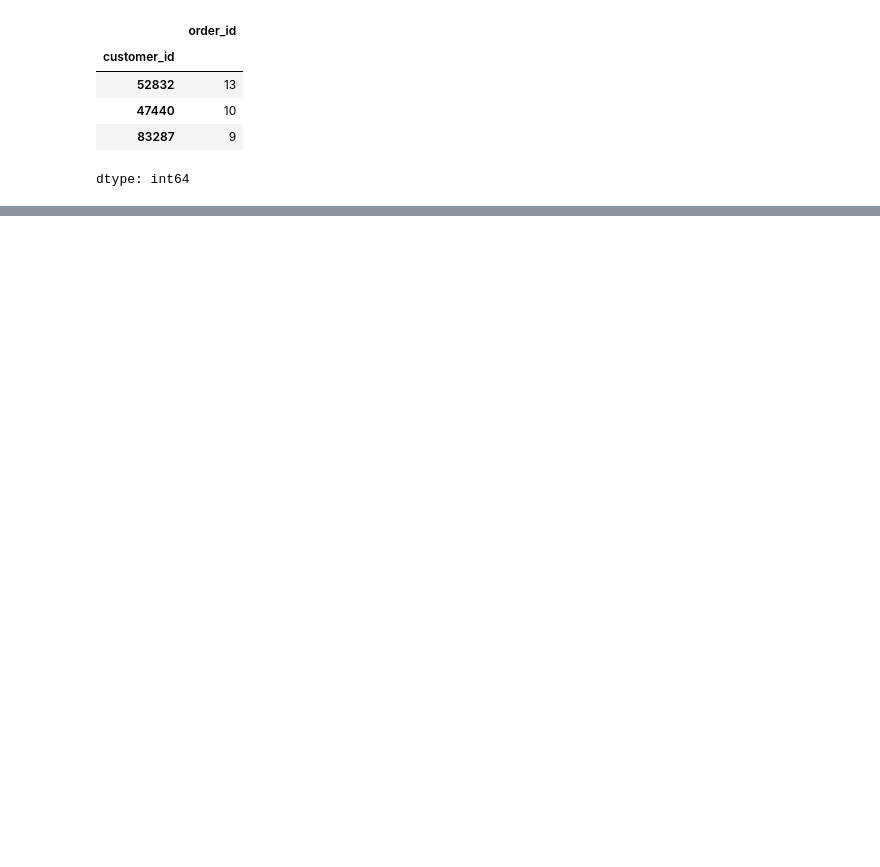
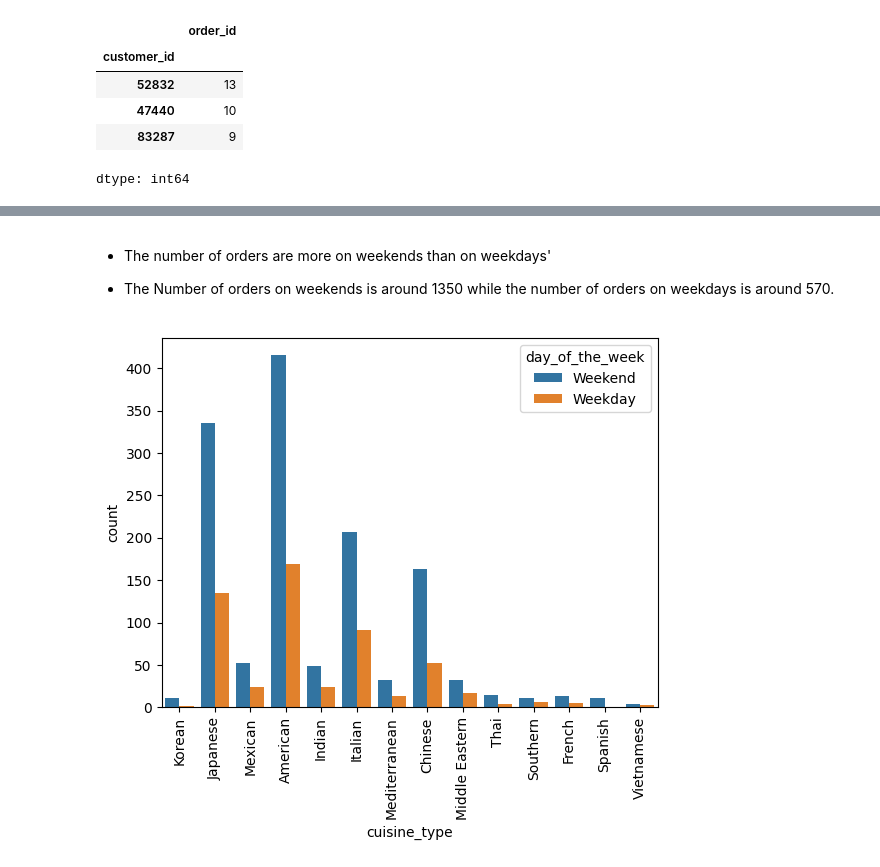
Before and after one commit to Mahal09/Python, a Jupyter notebook: Project_Week_1.ipynb, the cells around one changed output, grey strips where cells are left out. Drawn from its saved outputs; the diff is of its cells as text; code cells hidden in the pictures; blank space fills up the shorter version.

```diff
--- a/Project_Week_1.ipynb
+++ b/Project_Week_1.ipynb
@@ -320,0 +322,13 @@ dtype: int64
+# %% [markdown]
+
+
+*   The number of orders are more on weekends than on weekdays'
+
+* The Number of orders on weekends is around 1350 while the number of orders on weekdays is around 570.
+# %%
+# Understanding the cuisine type and the Day of the week combination
+#and applying "day_of_the_week" for hue.
+sns.countplot(data=df, x='cuisine_type', hue='day_of_the_week')
+plt.xticks(rotation=90);
+# %% [output]
+[figure, added]
```
Also changed, not shown: parts of 22 cells of this notebook.
